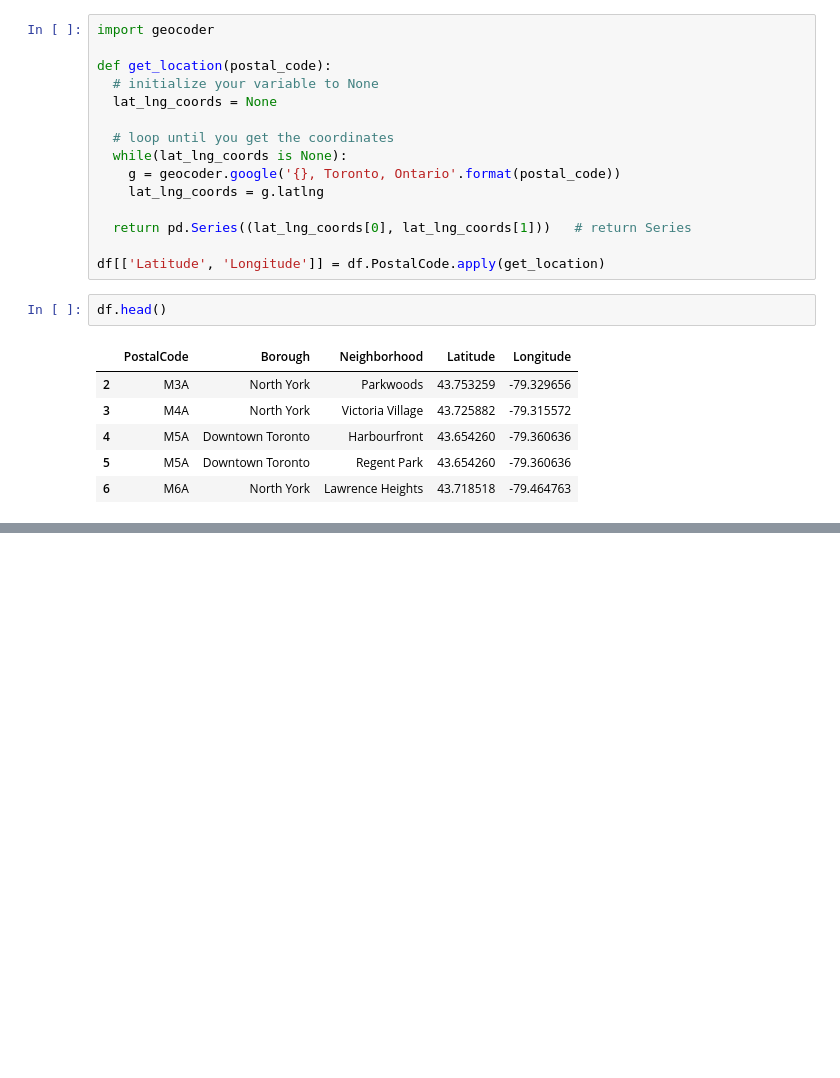
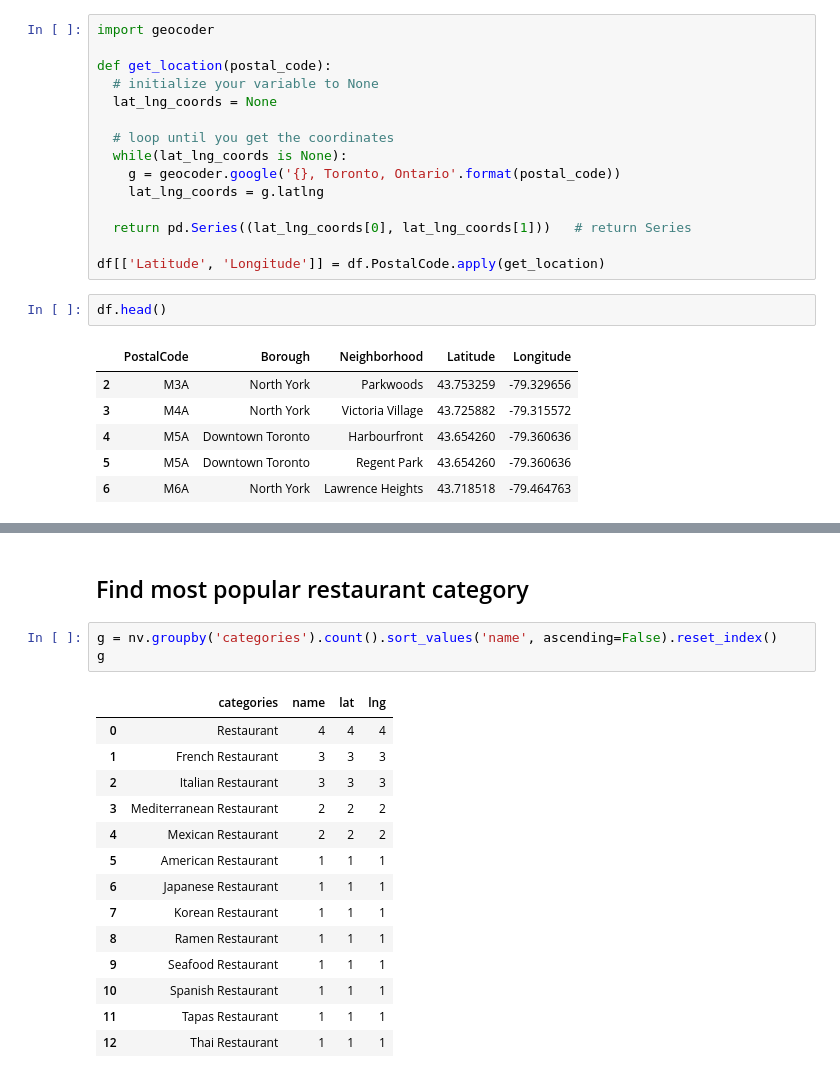
Before and after one commit to uuriter/capstone, a Jupyter notebook: Capstone.ipynb, the cells around one changed output, grey strips where cells are left out. Drawn from its saved outputs; the diff is of its cells as text; blank space fills up the shorter version.

```diff
--- a/Capstone.ipynb
+++ b/Capstone.ipynb
@@ -139,0 +217,20 @@ df.head()
+# %% [markdown]
+## Find most popular restaurant category
+# %%
+g = nv.groupby('categories').count().sort_values('name', ascending=False).reset_index()
+g
+# %% [output]
+|  | categories | name | lat | lng |
+| 0 | Restaurant | 4 | 4 | 4 |
+| 1 | French Restaurant | 3 | 3 | 3 |
+| 2 | Italian Restaurant | 3 | 3 | 3 |
+| 3 | Mediterranean Restaurant | 2 | 2 | 2 |
+| 4 | Mexican Restaurant | 2 | 2 | 2 |
+| 5 | American Restaurant | 1 | 1 | 1 |
+| 6 | Japanese Restaurant | 1 | 1 | 1 |
+| 7 | Korean Restaurant | 1 | 1 | 1 |
+| 8 | Ramen Restaurant | 1 | 1 | 1 |
+| 9 | Seafood Restaurant | 1 | 1 | 1 |
+| 10 | Spanish Restaurant | 1 | 1 | 1 |
+| 11 | Tapas Restaurant | 1 | 1 | 1 |
+| 12 | Thai Restaurant | 1 | 1 | 1 |
```
Also changed, not shown: parts of 15 cells of this notebook.
